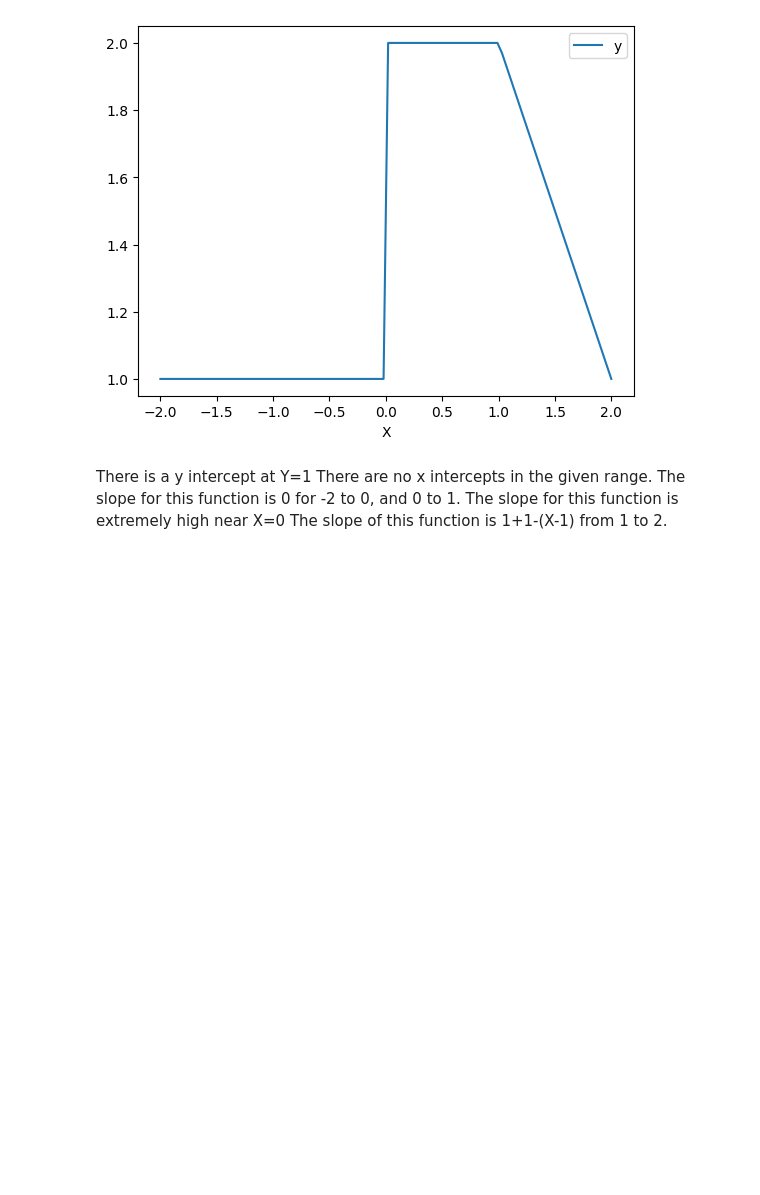
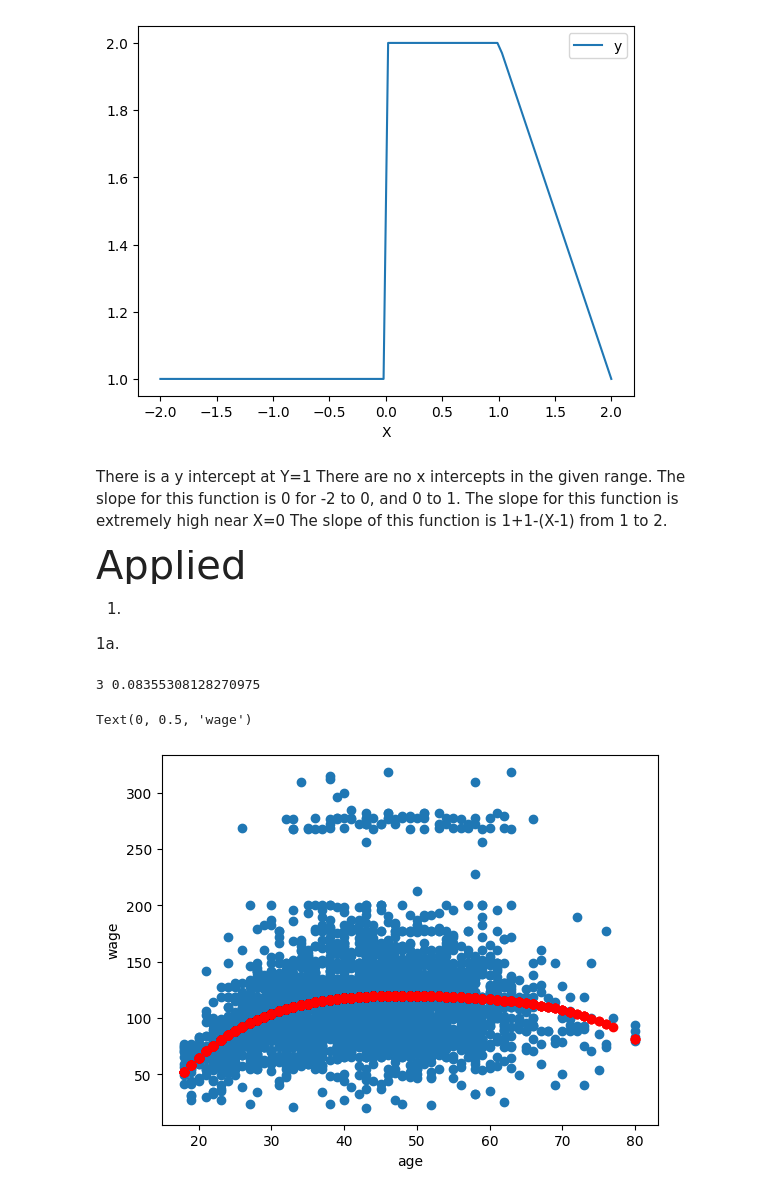
Before and after one commit to bhnord/CS4342, a Jupyter notebook: Assignment 5 Code/Assignment5.ipynb, the cells around one changed output. Saved outputs shown, nothing was run; the diff lists cells and outputs as text; code cells hidden in the pictures; blank space fills up the shorter version.

```diff
--- a/Assignment 5 Code/Assignment5.ipynb
+++ b/Assignment 5 Code/Assignment5.ipynb
@@ -40,3 +46,28 @@ There are no x intercepts in the given range.
 The slope for this function is 0 for -2 to 0, and 0 to 1.
 The slope for this function is extremely high near X=0
 The slope of this function is 1+1-(X-1) from 1 to 2.
+# %% [markdown]
+<p style="font-size:40px">Applied</p>
+# %% [markdown]
+1.
+1a.
+# %%
+df = pd.read_csv("Wage.csv")
+X = df['age'].values.reshape(-1,1)
+y = df['wage']
+plt.scatter(X, y)
+scores = []
+for i in range(1, 11):
+    p = make_pipeline(PolynomialFeatures(i), LinearRegression())
+    scores.append(np.mean((cross_val_score(p, X, y, cv=5, scoring='r2'))))
+print(np.argmax(scores), max(scores))
+p = make_pipeline(PolynomialFeatures(np.argmax(scores)+1), LinearRegression())
+p.fit(X, y)
+ypred = p.predict(X)
+plt.scatter(X, ypred, color='r')
+plt.xlabel('age')
+plt.ylabel('wage')
+# %% [output]
+3 0.08355308128270975
+Text(0, 0.5, 'wage')
+[figure, added]
```
Also changed, not shown: parts of 4 cells of this notebook, 1 other file.
